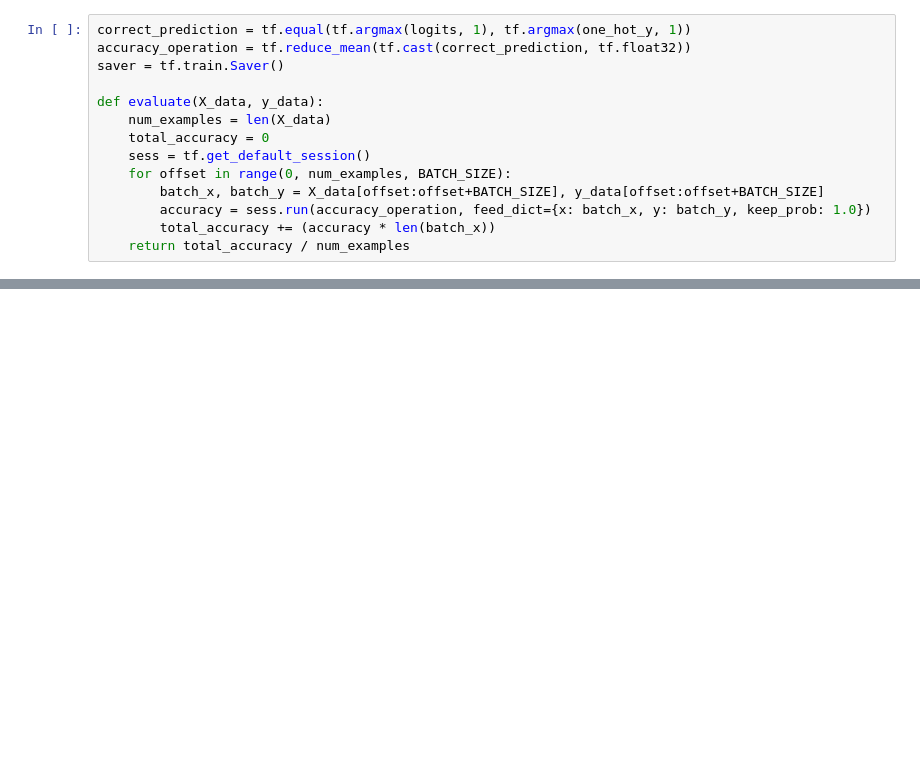
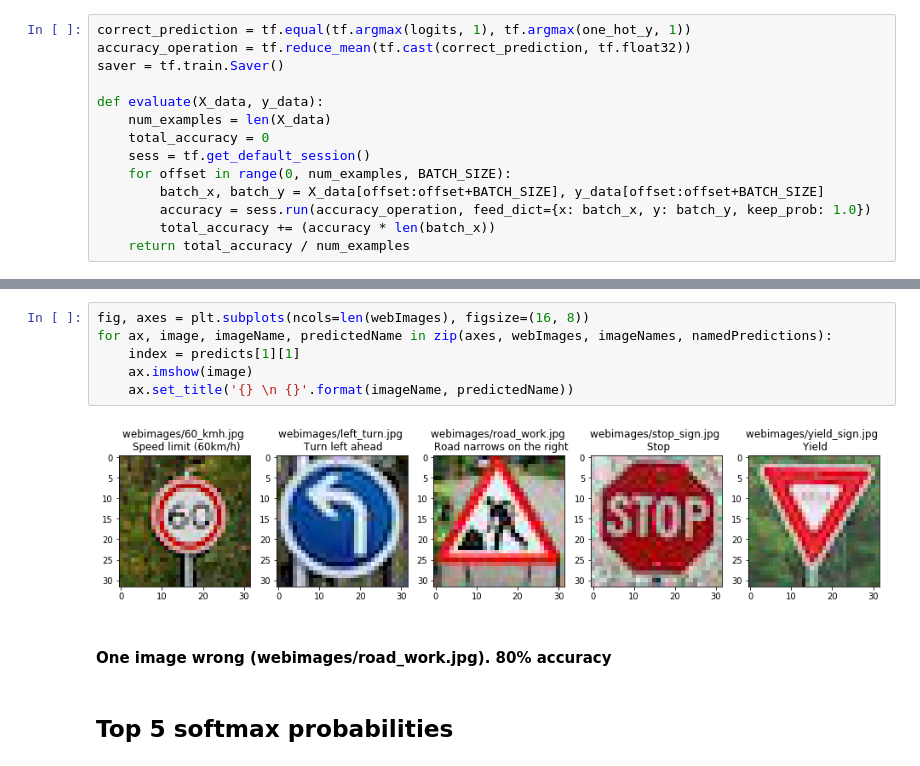
Before and after one commit to darienmt/CarND-TrafficSignClassifier-P2, a Jupyter notebook: Traffic Classifier Simplified.ipynb, the cells around one changed output, grey strips where cells are left out. Saved outputs shown, nothing was run; the diff lists cells and outputs as text; blank space fills up the shorter version.

```diff
--- a/Traffic Classifier Simplified.ipynb
+++ b/Traffic Classifier Simplified.ipynb
@@ -345,0 +417,12 @@ axes.grid(True)
+# %%
+fig, axes = plt.subplots(ncols=len(webImages), figsize=(16, 8))
+for ax, image, imageName, predictedName in zip(axes, webImages, imageNames, namedPredictions):
+    index = predicts[1][1]
+    ax.imshow(image)
+    ax.set_title('{} \n {}'.format(imageName, predictedName))
+# %% [output]
+[figure, added]
+# %% [markdown]
+#### One image wrong (webimages/road_work.jpg). 80% accuracy
+# %% [markdown]
+## Top 5 softmax probabilities
```
Also changed, not shown: parts of 24 cells of this notebook, 1 other file.
